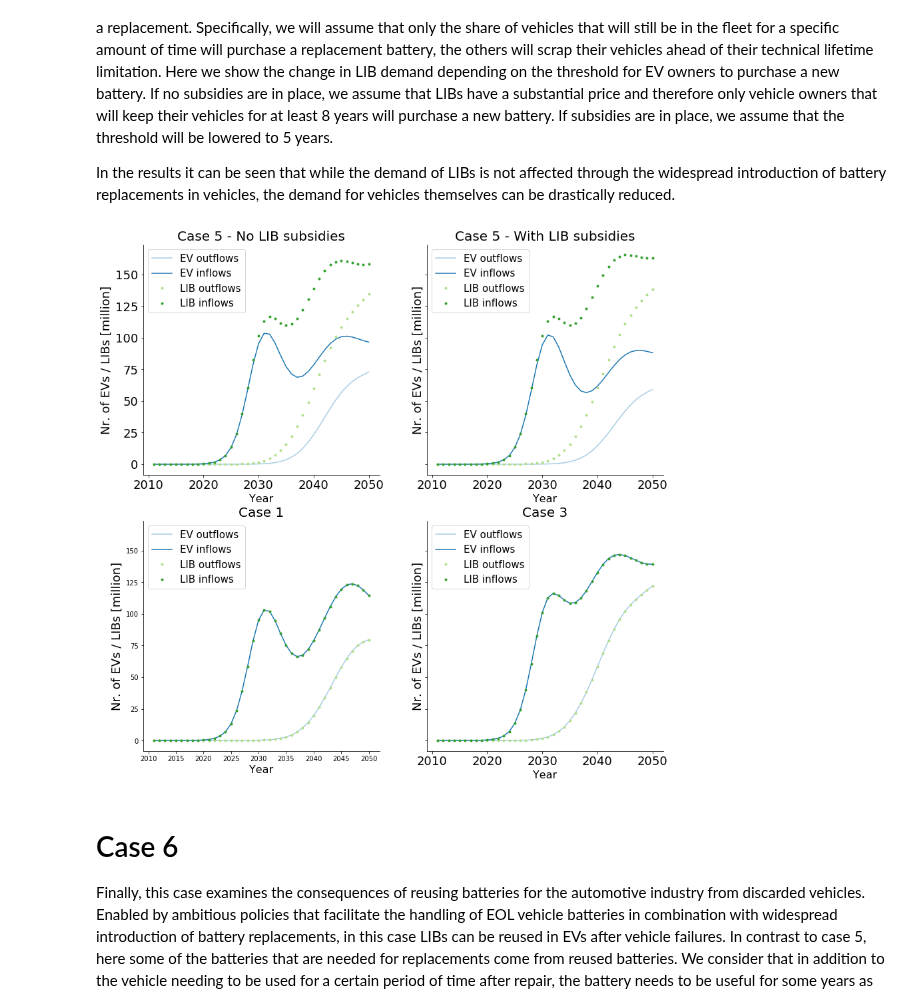
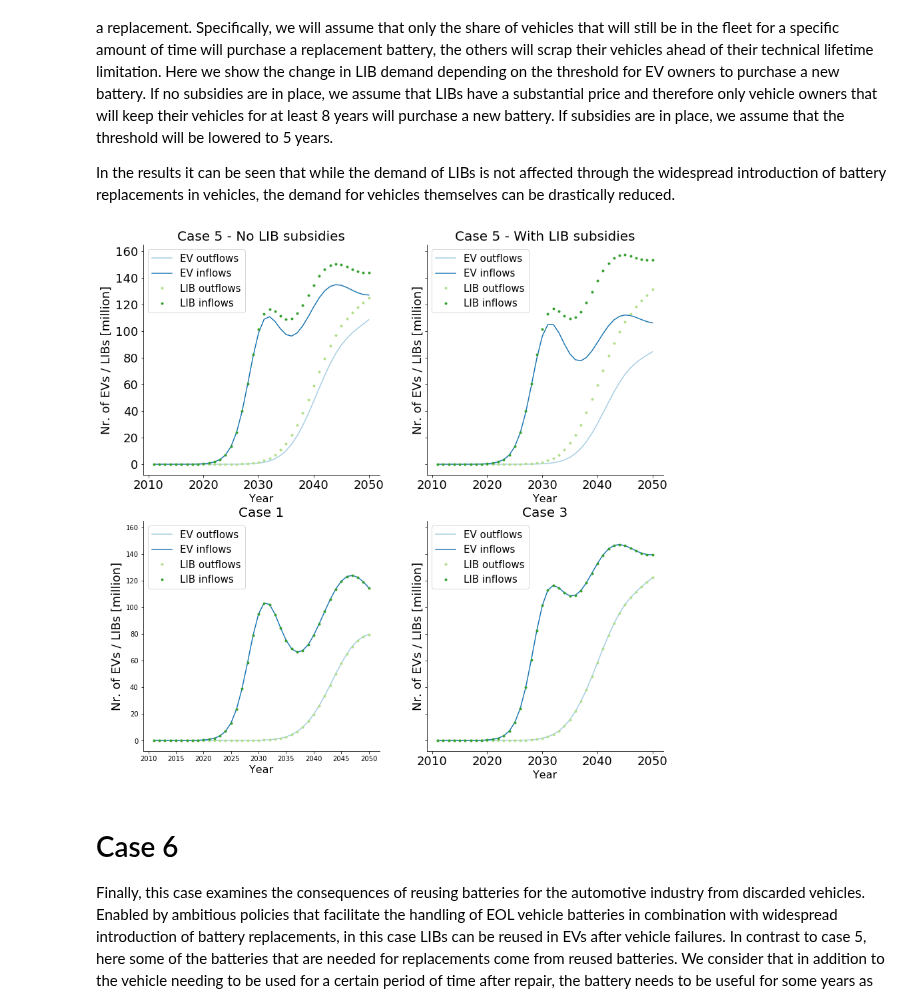
Before and after one commit to fernaag/product_component_model, a Jupyter notebook: case_study.ipynb, the cells around one changed output. Saved outputs shown, nothing was run; the diff lists cells and outputs as text; code cells hidden in the pictures.

```diff
--- a/case_study.ipynb
+++ b/case_study.ipynb
@@ -310,7 +310,7 @@ Model.oc_cm = np.einsum('tc,c->tc', Model.oc_cm, shares.Share.values)
 Model.i_pr = Model.i_pr * shares.Share.values
 Model.i_cm = Model.i_cm * shares.Share.values
 # %%
-tau_pr = 8 # Assuming a warranty of 8 years
+tau_pr = 15 # Assuming a warranty of 8 years
 Model = pcm.ProductComponentModel(t=time, s_pr=data, lt_pr={'Type': 'Normal', 'Mean': lt_pr, 'StdDev': sd_pr}, lt_cm={'Type': 'Normal', 'Mean': lt_cm, 'StdDev': sd_cm}, tau_pr=tau_pr)
 Model.case_5()
 
@@ -341,7 +341,7 @@ ax[0,0].tick_params(axis='both', which='major', labelsize=18)
 
 ## Compute model with subsidies
 # Define amount of time that the battery should still be useful for
-tau_pr = 5
+tau_pr = 10
 # Define pcm
 Model = pcm.ProductComponentModel(t=time, s_pr=data, lt_pr={'Type': 'Normal', 'Mean': lt_pr, 'StdDev': sd_pr}, lt_cm={'Type': 'Normal', 'Mean': lt_cm, 'StdDev': sd_cm}, tau_pr=tau_pr)
 Model.case_5()
@@ -400,34 +400,34 @@ ax[1,0].set_xlabel('Year',fontsize =16)
 ## Compute model without replacements as in case 3
 # Define pcm
 Model = pcm.ProductComponentModel(t=time, s_pr=data, lt_pr={'Type': 'Normal', 'Mean': lt_pr, 'StdDev': sd_pr}, lt_cm={'Type': 'Normal', 'Mean': lt_cm, 'StdDev': sd_cm})
 
 Model.case_3()
 
 # Since we are using the total stock as a driver, we need to multiply the results with the BEV penetration shares
 Model.oc_pr = np.einsum('tc,c->tc', Model.oc_pr, shares.Share.values)
 Model.oc_cm = np.einsum('tc,c->tc', Model.oc_cm, shares.Share.values)
 Model.i_pr = Model.i_pr * shares.Share.values
 Model.i_cm = Model.i_cm * shares.Share.values
 
 ax[1,1].set_prop_cycle(custom_cycler)
 ax[1,1].plot(time,
         Model.oc_pr.sum(axis=1), label='EV outflows')
 ax[1,1].plot(Model.t, Model.i_pr, label='EV inflows')
 ax[1,1].plot(Model.t,
         Model.oc_cm.sum(axis=1), '.', label='LIB outflows')
 ax[1,1].plot(Model.t, Model.i_cm, '.', label='LIB inflows')
 ax[1,1].set_ylabel('Nr. of EVs / LIBs [million]',fontsize =18)
 right_side = ax[1,1].spines["right"]
 right_side.set_visible(False)
 top = ax[1,1].spines["top"]
 top.set_visible(False)
 ax[1,1].legend(loc='upper left',prop={'size':15})
 ax[1,1].set_title('Case 3', fontsize=20)
 ax[1,1].set_xlabel('Year',fontsize =16)
 #ax.set_ylim([0,5])
 ax[1,1].tick_params(axis='both', which='major', labelsize=18)
 # %% [output]
-[figure, old version]
+[figure, new version]
 # %% [markdown]
 # Case 6
 
```
Also changed, not shown: 1 other file.
